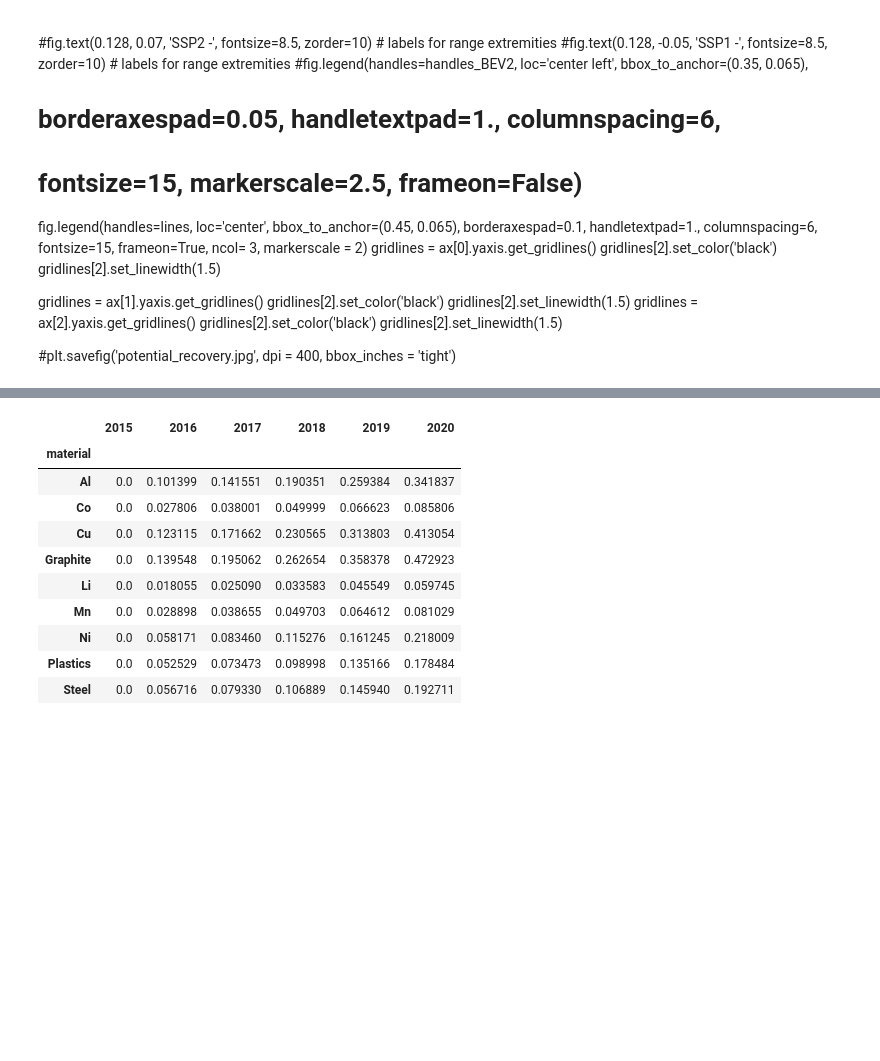
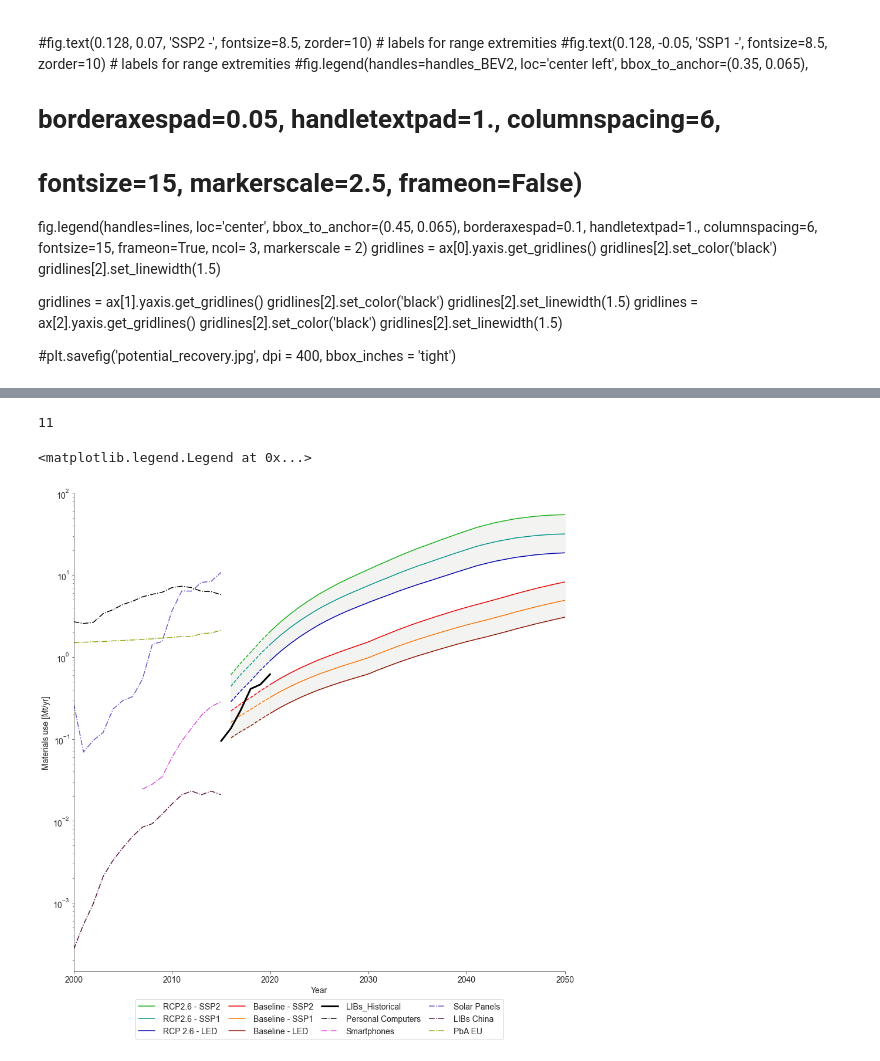
Before and after one commit to lorenzousai/LIBs-demand-, a Jupyter notebook: Visualizations.ipynb, the cells around one changed output, grey strips where cells are left out. Drawn from its saved outputs; the diff is of its cells as text; code cells hidden in the pictures; blank space fills up the shorter version.

```diff
--- a/Visualizations.ipynb
+++ b/Visualizations.ipynb
@@ -634,81 +593,82 @@ material_additions[0].loc[:,2015:2020]
 # %%
 scenarios_2015_2020 = [None]*len(material_additions)
+materials_addition_all = [None]*int(len(material_additions))
+material_additions_historical = material_additions_historical.div(1e9)
+
 for i in range(len(material_additions)):
-    scenarios_2015_2020[i] = material_additions[i].loc[:,2015:2020]
+    scenarios_2015_2020[i] = material_additions[i].loc[:,2016:2020]
+    materials_addition_all[i] = material_additions[i].loc[:,2020:2050]
+
+for i in range(len(materials_inflows_industries)):
+    materials_addition_all.append(materials_inflows_industries[i])
+
+len(materials_addition_all)
 # %% [output]
-|  | 2015 | 2016 | 2017 | 2018 | 2019 | 2020 |
-| material |  |  |  |  |  |  |
-| Al | 0.0 | 0.101399 | 0.141551 | 0.190351 | 0.259384 | 0.341837 |
-| Co | 0.0 | 0.027806 | 0.038001 | 0.049999 | 0.066623 | 0.085806 |
-| Cu | 0.0 | 0.123115 | 0.171662 | 0.230565 | 0.313803 | 0.413054 |
-| Graphite | 0.0 | 0.139548 | 0.195062 | 0.262654 | 0.358378 | 0.472923 |
-| Li | 0.0 | 0.018055 | 0.025090 | 0.033583 | 0.045549 | 0.059745 |
-| Mn | 0.0 | 0.028898 | 0.038655 | 0.049703 | 0.064612 | 0.081029 |
-| Ni | 0.0 | 0.058171 | 0.083460 | 0.115276 | 0.161245 | 0.218009 |
-| Plastics | 0.0 | 0.052529 | 0.073473 | 0.098998 | 0.135166 | 0.178484 |
-| Steel | 0.0 | 0.056716 | 0.079330 | 0.106889 | 0.145940 | 0.192711 |
+11
 # %%
 linecols = ['#15b01a','#029386','#0504aa','#e50000','#f97306','#8f1402','#000000','#d648d7','#6258c4','#580f41','#8eab12','#000000']
 col_background = ['#d8dcd6']
-#markers = ['d','X','d','X','s','s','s']
+
 
 
 fig, ax = plt.subplots(figsize = (15,15))
 for i in range(len(materials_addition_all)):
     if i <= 5:
-        y = materials_addition_all[i]
-        x = materials_addition_all[i].index
+        y = materials_addition_all[i].sum(axis = 0)
+        x = materials_addition_all[0].columns.values
         ax.plot(x, y, color = linecols[i])
-        y = scenarios_2015_2020[i]
-        x = scenarios_2015_2020[i].index
+        y = scenarios_2015_2020[i].sum(axis = 0)
+        x = scenarios_2015_2020[i].columns.values
         ax.plot(x,y, color = linecols[i], linestyle = ('--'))
-    elif i> 5 and i <= 10:
+    elif i> 5:
         y = materials_addition_all[i]
         x = materials_addition_all[i].index
         ax.plot(x, y, color = linecols[i], linestyle=('-.'))
-    else:
-        y = materials_addition_all[i]
-        x = materials_addition_all[i].index
-        ax.plot(x, y, color = linecols[i], linewidth = 3)
 
-#plt.annotate("I HAVE NO IDEA WHAT I AM DOING?!", xy=(2040,0.001))
-ax.fill_between(x = materials_addition_all[0].index.astype('int'), y1 = materials_addition_all[0], y2 = materials_addition_all[2],color = col_background, alpha = .3)
-ax.fill_between(x = materials_addition_all[0].index.astype('int'), y1 = materials_addition_all[3], y2 = materials_addition_all[5],color = col_background, alpha = .3)
+y = material_additions_historical.sum(axis = 0)
+x = material_additions_historical.columns.values
+ax.plot(x, y, color = linecols[11], linewidth = 3)
 
-ax.fill_between(x = scenarios_2015_2020[0].index.astype('int'), y1 = scenarios_2015_2020[0], y2 = scenarios_2015_2020[2],color = col_background, alpha = .3)
-ax.fill_between(x = scenarios_2015_2020[0].index.astype('int'), y1 = scenarios_2015_2020[3], y2 = scenarios_2015_2020[5],color = col_background, alpha = .3)
+ax.fill_between(x = materials_addition_all[0].columns.values, y1 = materials_addition_all[0].sum(axis = 0), y2 = materials_addition_all[2].sum(axis = 0),color = col_background, alpha = .3)
+ax.fill_between(x = materials_addition_all[0].columns.values, y1 = materials_addition_all[3].sum(axis = 0), y2 = materials_addition_all[5].sum(axis = 0),color = col_background, alpha = .3)
+
+ax.fill_between(x = scenarios_2015_2020[0].columns.values, y1 = scenarios_2015_2020[0].sum(axis = 0), y2 = scenarios_2015_2020[2].sum(axis = 0),color = col_background, alpha = .3)
+ax.fill_between(x = scenarios_2015_2020[0].columns.values, y1 = scenarios_2015_2020[3].sum(axis = 0), y2 = scenarios_2015_2020[5].sum(axis = 0),color = col_background, alpha = .3)
 
 
 ax.set_yscale('log')
 ax.set_ylabel('Materials use [Mt/yr]', fontsize = 14)
 ax.set_xlabel('Year', fontsize = 14)
 
 ax.set_xlim(2000,2050)
 ax.spines['top'].set_visible(False)
 ax.spines['right'].set_visible(False)
 ax.tick_params(labelsize = 14)
-#ax.yaxis.set_major_formatter(mtick.PercentFormatter(1, decimals = 0))
-#ax.set_xlim(1e-1,1e2)
+
+
 ##### LEGEND #####
+for item in ([ax.title, ax.xaxis.label, ax.yaxis.label] +
+    ax.get_xticklabels() + ax.get_yticklabels()):
+    item.set_fontsize(14)
+
 
 line1 =  mlines.Line2D([], [], color = linecols[0], label='RCP2.6 - SSP2')
 line2 =  mlines.Line2D([], [], color = linecols[1], label='RCP2.6 - SSP1')
 line3 =  mlines.Line2D([], [], color = linecols[2], label='RCP 2.6 - LED')
 line4 =  mlines.Line2D([], [], color = linecols[3], label='Baseline - SSP2')
 line5 =  mlines.Line2D([], [], color = linecols[4], label='Baseline - SSP1')
 line6 =  mlines.Line2D([], [], color = linecols[5], label='Baseline - LED')
 line12 =  mlines.Line2D([], [], color = linecols[6], label='LIBs_Historical', linewidth = 3)
 line7 =  mlines.Line2D([], [], color = linecols[6], label='Personal Computers', linestyle = ('-.'))
 line8 =  mlines.Line2D([], [], color = linecols[7], label='Smartphones', linestyle = ('-.'))
 line9 =  mlines.Line2D([], [], color = linecols[8], label='Solar Panels', linestyle = ('-.'))
 line10 =  mlines.Line2D([], [], color = linecols[9], label='LIBs China', linestyle = ('-.'))
 line11 =  mlines.Line2D([], [], color = linecols[10], label='PbA EU', linestyle = ('-.'))
 
-#handles_BEV2 = [baseline_marker]
 lines = [line1,line2,line3,line4, line5,line6,line12,line7,line8,line9,line10,line11]
-#lines = [rcp_first15, pcs,rcp_last15,  PV, base_first15,  smartphones, base_last15,  ]#, scat1, scat2]
-
-#plt.subplots_adjust(bottom=0.175)  # make extra room under figure for legend
 
 ax.legend(handles=lines, loc='center', bbox_to_anchor=(0.5, - 0.1 ), borderaxespad=0.1, handletextpad=1., columnspacing=1, fontsize=14, frameon=True, ncol = 4, markerscale = 2)
 #plt.savefig('New figures/Reference techs_mat demand over time_LIBs EVs historical.jpg', bbox_inches = 'tight', dpi = 600)
+# %% [output]
+<matplotlib.legend.Legend at 0x...>
+[figure, added]
```
Also changed, not shown: parts of 8 cells of this notebook.
